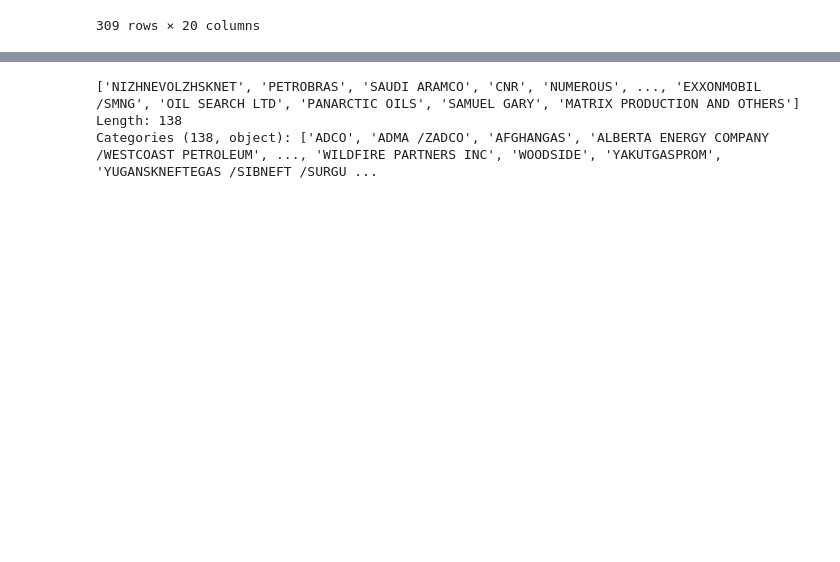
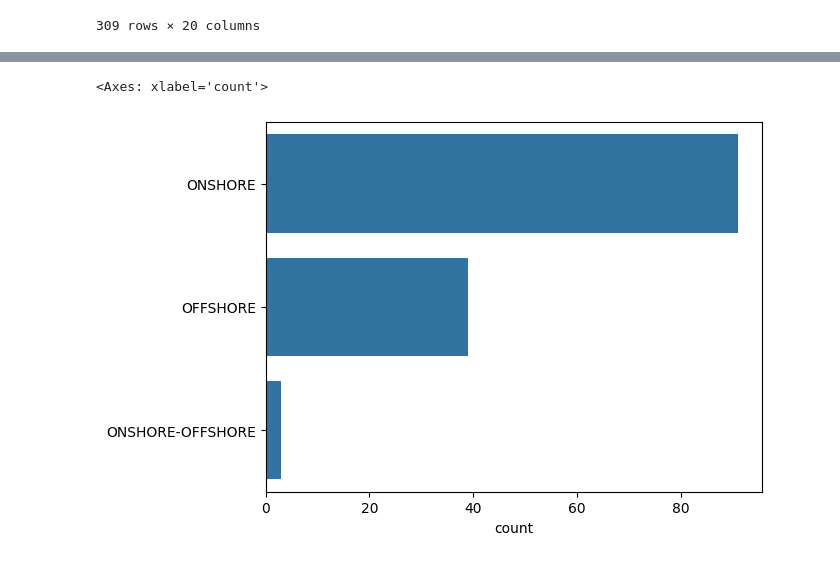
Before and after one commit to AndreDon0/25AIMEPhI, a Jupyter notebook: Homework_6_classification_kaggle/main.ipynb, the cells around one changed output, grey strips where cells are left out. Drawn from its saved outputs; the diff is of its cells as text; code cells hidden in the pictures; blank space fills up the shorter version.

```diff
--- a/Homework_6_classification_kaggle/main.ipynb
+++ b/Homework_6_classification_kaggle/main.ipynb
@@ -62,14 +158,27 @@ def preprocessing(df: pd.DataFrame) -> pd.DataFrame:
 # %%
-def pipeline(df: pd.DataFrame) -> pd.DataFrame:
+def pipeline(df: pd.DataFrame, fit: bool=False) -> pd.DataFrame:
     df = df.copy()
 
     df = df.drop(columns=['Field name', 'Reservoir unit'])
-    df = preprocessing(df)
+    df = fulling_nan(df)
+    df = preprocessing(df, fit)
+    df = df.drop(columns=['Latitude', 'Longitude'])
+    df = expanding(df, fit)
+    df = scaling(df, fit)
+    df = sampling(df, fit)
+
     return df
-
-train = pipeline(train)
-train['Operator company'].unique()
-# %% [output]
-['NIZHNEVOLZHSKNET', 'PETROBRAS', 'SAUDI ARAMCO', 'CNR', 'NUMEROUS', ..., 'EXXONMOBIL /SMNG', 'OIL SEARCH LTD', 'PANARCTIC OILS', 'SAMUEL GARY', 'MATRIX PRODUCTION AND OTHERS']
-Length: 138
-Categories (138, object): ['ADCO', 'ADMA /ZADCO', 'AFGHANGAS', 'ALBERTA ENERGY COMPANY /WESTCOAST PETROLEUM', ..., 'WILDFIRE PARTNERS INC', 'WOODSIDE', 'YAKUTGASPROM', 'YUGANSKNEFTEGAS /SIBNEFT /SURGU ...
+# %%
+from sklearn.linear_model import LogisticRegression
+
+train = pipeline(train, fit=True)
+test = pipeline(test)
+
+logreg = LogisticRegression()
+logreg.fit(train.drop(columns=["Onshore/Offshore"]), train["Onshore/Offshore"])
+result = logreg.predict(test)
+# %%
+sns.countplot(data=np.vectorize({1: 'ONSHORE', 0: 'OFFSHORE', 2: 'ONSHORE-OFFSHORE'}.get)(result))
+# %% [output]
+<Axes: xlabel='count'>
+[figure, added]
```
Also changed, not shown: parts of 9 cells of this notebook, 4 other files.
